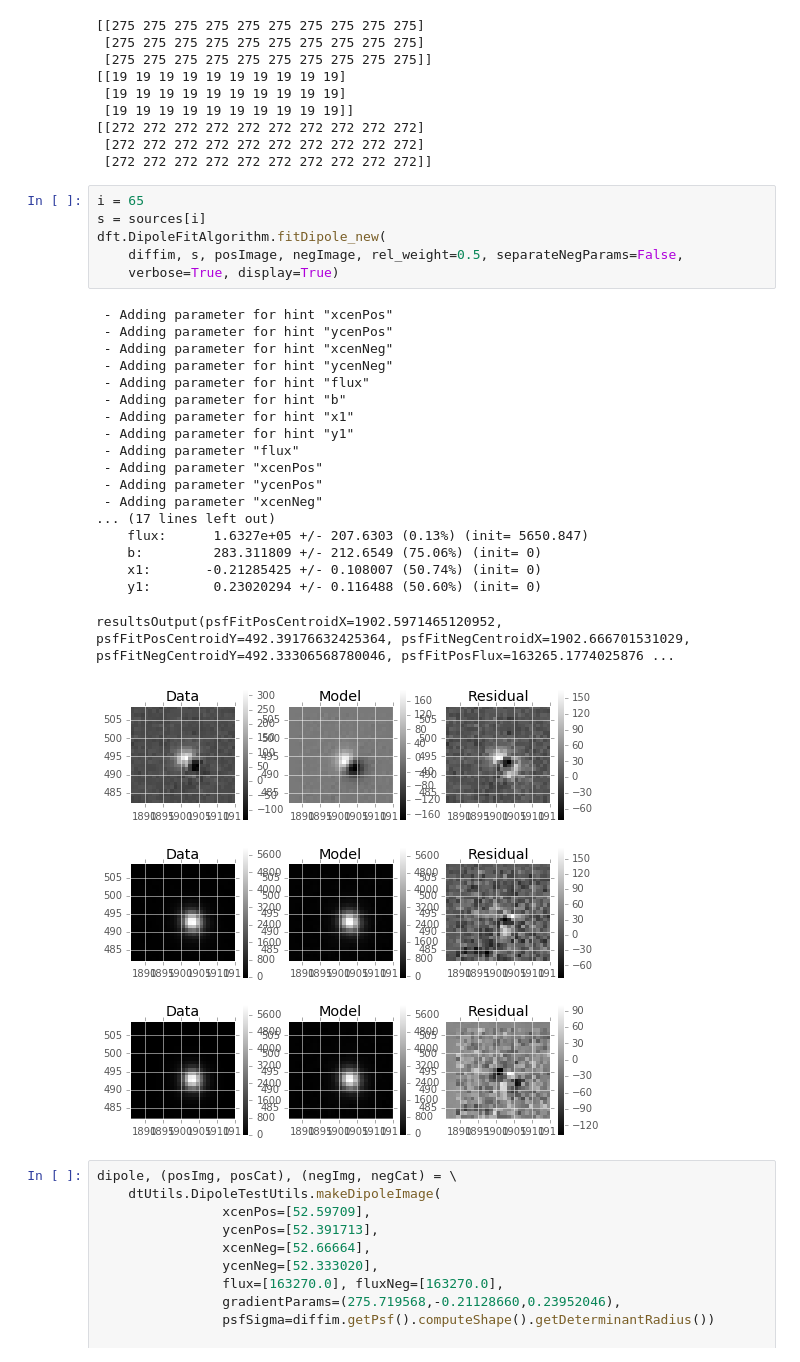
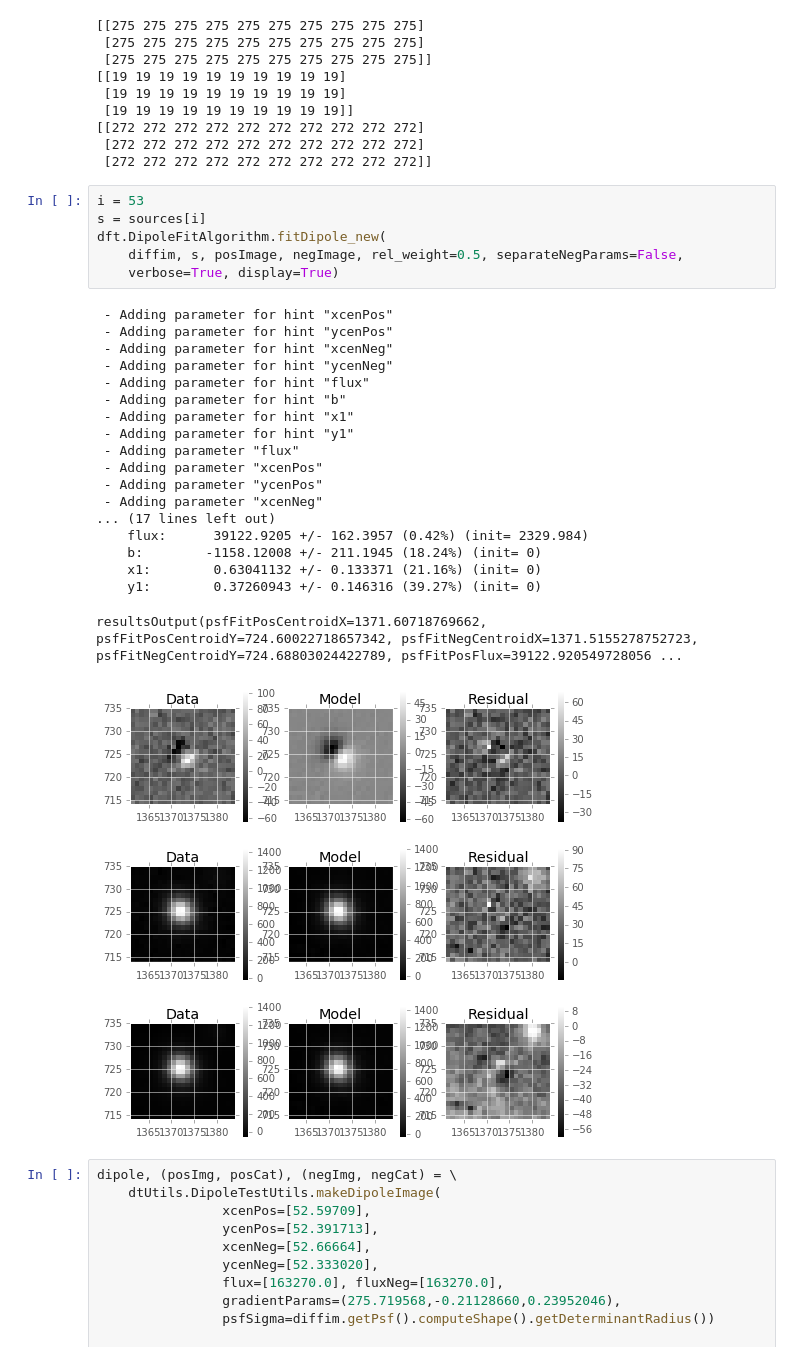
Before and after one commit to lsst/ip_diffim, a Jupyter notebook: test fit dipoles on decam data.ipynb, the cells around one changed output. Cells and saved outputs as stored; diff of their text form.

```diff
--- a/test fit dipoles on decam data.ipynb
+++ b/test fit dipoles on decam data.ipynb
@@ -214,31 +205,31 @@ print negImage.getMaskedImage().getArrays()[1][0:3,0:10]
  [272 272 272 272 272 272 272 272 272 272]
  [272 272 272 272 272 272 272 272 272 272]]
 # %%
-i = 65
+i = 53
 s = sources[i]
 dft.DipoleFitAlgorithm.fitDipole_new(
     diffim, s, posImage, negImage, rel_weight=0.5, separateNegParams=False,
     verbose=True, display=True)
 # %% [output]
  - Adding parameter for hint "xcenPos"
  - Adding parameter for hint "ycenPos"
  - Adding parameter for hint "xcenNeg"
  - Adding parameter for hint "ycenNeg"
  - Adding parameter for hint "flux"
  - Adding parameter for hint "b"
  - Adding parameter for hint "x1"
  - Adding parameter for hint "y1"
  - Adding parameter "flux"
  - Adding parameter "xcenPos"
  - Adding parameter "ycenPos"
  - Adding parameter "xcenNeg"
 ... (17 lines left out)
-    flux:      1.6327e+05 +/- 207.6303 (0.13%) (init= 5650.847)
-    b:         283.311809 +/- 212.6549 (75.06%) (init= 0)
-    x1:       -0.21285425 +/- 0.108007 (50.74%) (init= 0)
-    y1:        0.23020294 +/- 0.116488 (50.60%) (init= 0)
+    flux:      39122.9205 +/- 162.3957 (0.42%) (init= 2329.984)
+    b:        -1158.12008 +/- 211.1945 (18.24%) (init= 0)
+    x1:        0.63041132 +/- 0.133371 (21.16%) (init= 0)
+    y1:        0.37260943 +/- 0.146316 (39.27%) (init= 0)
-resultsOutput(psfFitPosCentroidX=1902.5971465120952, psfFitPosCentroidY=492.39176632425364, psfFitNegCentroidX=1902.666701531029, psfFitNegCentroidY=492.33306568780046, psfFitPosFlux=163265.1774025876 ...
+resultsOutput(psfFitPosCentroidX=1371.60718769662, psfFitPosCentroidY=724.60022718657342, psfFitNegCentroidX=1371.5155278752723, psfFitNegCentroidY=724.68803024422789, psfFitPosFlux=39122.920549728056 ...
-[figure, old version]
+[figure, new version]
 # %%
 dipole, (posImg, posCat), (negImg, negCat) = \
     dtUtils.DipoleTestUtils.makeDipoleImage(
```
Also changed, not shown: parts of 8 cells of this notebook, 3 other files.
